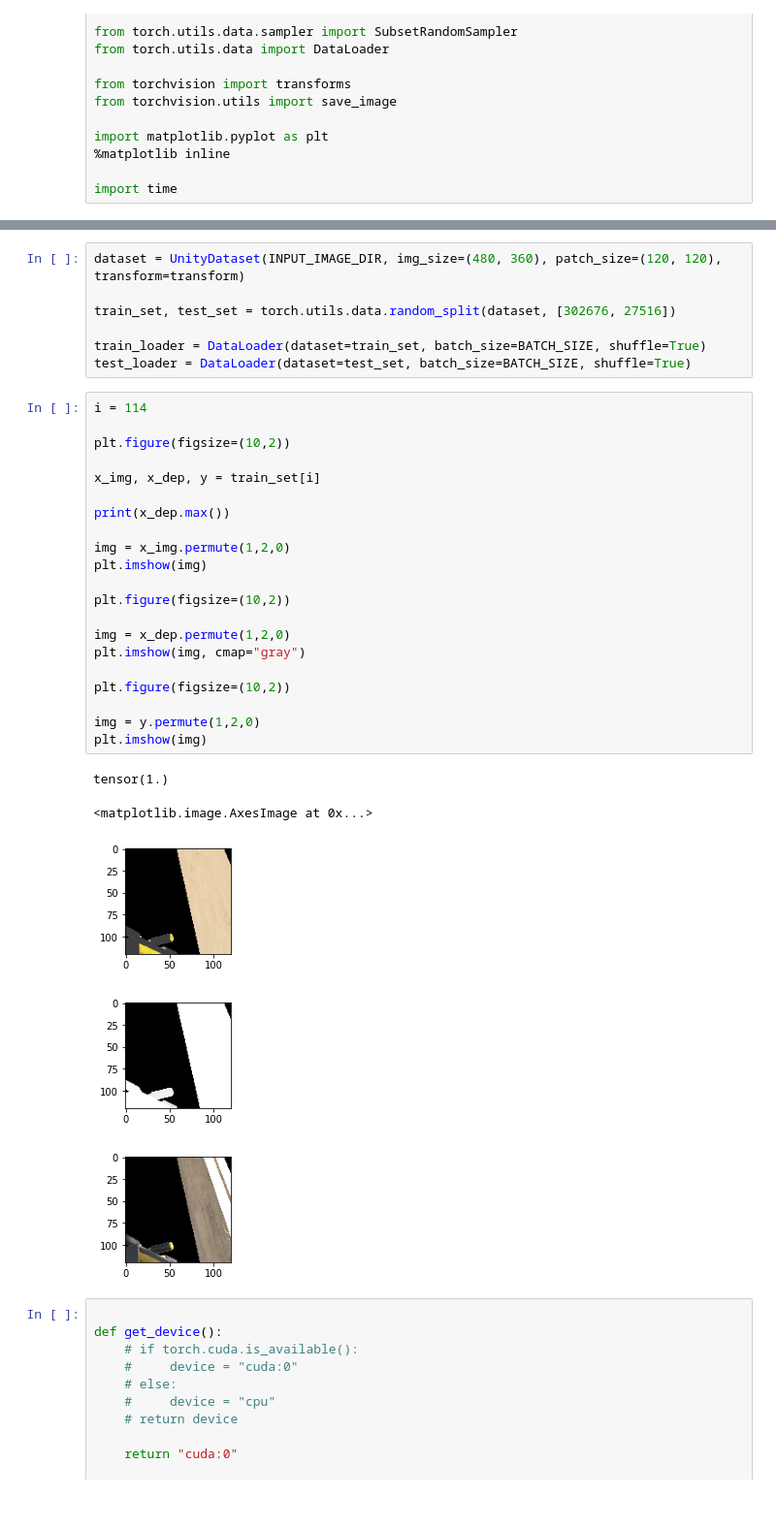
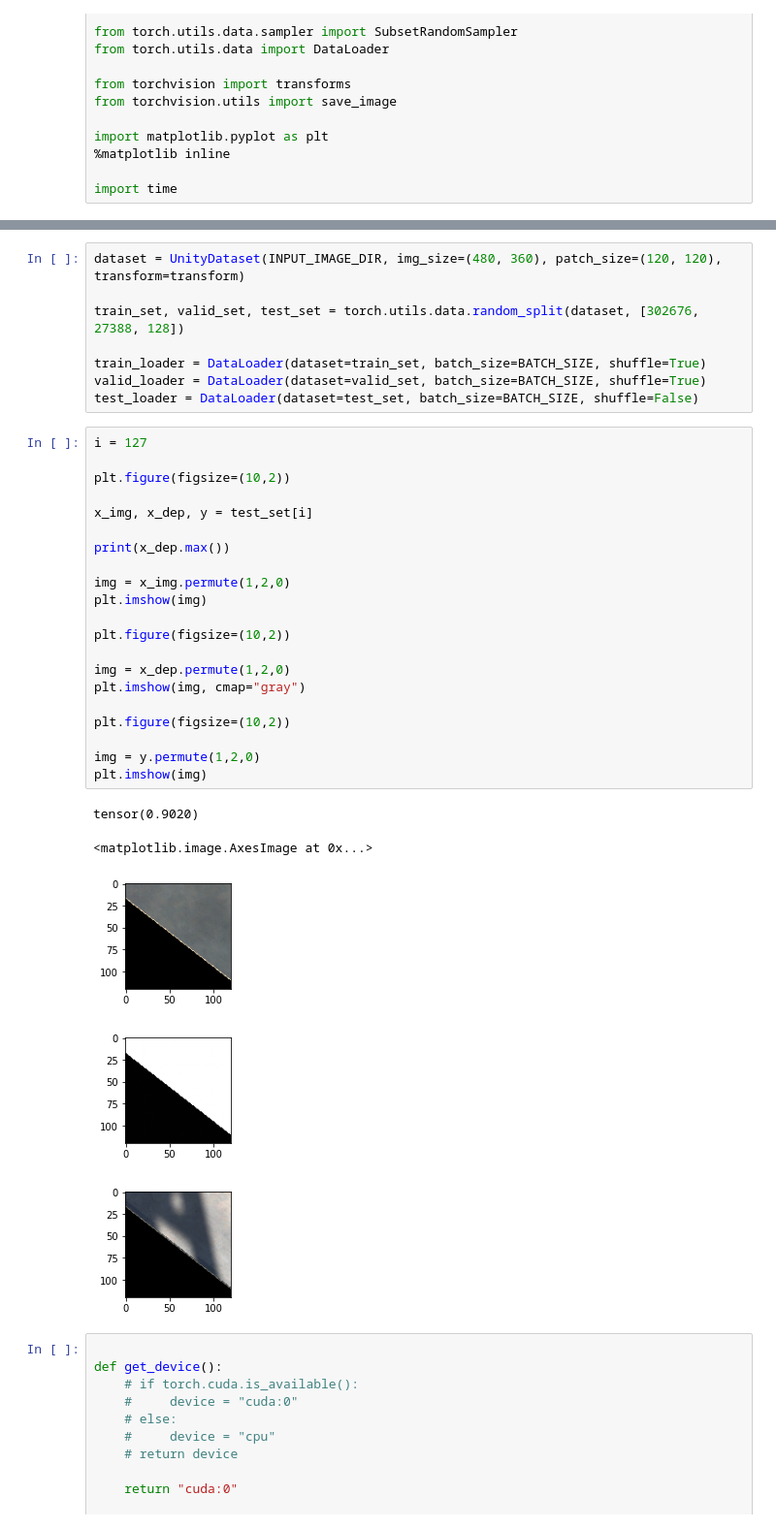
Before and after one commit to Blooker/gold-project-2021-ml, a Jupyter notebook: main.ipynb, the cells around one changed output, grey strips where cells are left out. Shown at 97% size. Drawn from its saved outputs; the diff is of its cells as text.

Commit message:
✨ Validation set implemented

```diff
--- a/main.ipynb
+++ b/main.ipynb
@@ -38,37 +38,38 @@ transform = transforms.Compose([
 # %%
 dataset = UnityDataset(INPUT_IMAGE_DIR, img_size=(480, 360), patch_size=(120, 120), transform=transform)
 
-train_set, test_set = torch.utils.data.random_split(dataset, [302676, 27516])
+train_set, valid_set, test_set = torch.utils.data.random_split(dataset, [302676, 27388, 128])
 
 train_loader = DataLoader(dataset=train_set, batch_size=BATCH_SIZE, shuffle=True)
-test_loader = DataLoader(dataset=test_set, batch_size=BATCH_SIZE, shuffle=True)
+valid_loader = DataLoader(dataset=valid_set, batch_size=BATCH_SIZE, shuffle=True)
+test_loader = DataLoader(dataset=test_set, batch_size=BATCH_SIZE, shuffle=False)
 # %%
-i = 114
+i = 127
 
 plt.figure(figsize=(10,2))
 
-x_img, x_dep, y = train_set[i]
+x_img, x_dep, y = test_set[i]
 
 print(x_dep.max())
 
 img = x_img.permute(1,2,0)
 plt.imshow(img)
 
 plt.figure(figsize=(10,2))
 
 img = x_dep.permute(1,2,0)
 plt.imshow(img, cmap="gray")
 
 plt.figure(figsize=(10,2))
 
 img = y.permute(1,2,0)
 plt.imshow(img)
 # %% [output]
-tensor(1.)
+tensor(0.9020)
 <matplotlib.image.AxesImage at 0x...>
-[figure, old version]
+[figure, new version]
-[figure, old version]
+[figure, new version]
-[figure, old version]
+[figure, new version]
 # %%
 
 def get_device():
```
Also changed, not shown: parts of 5 cells of this notebook.
